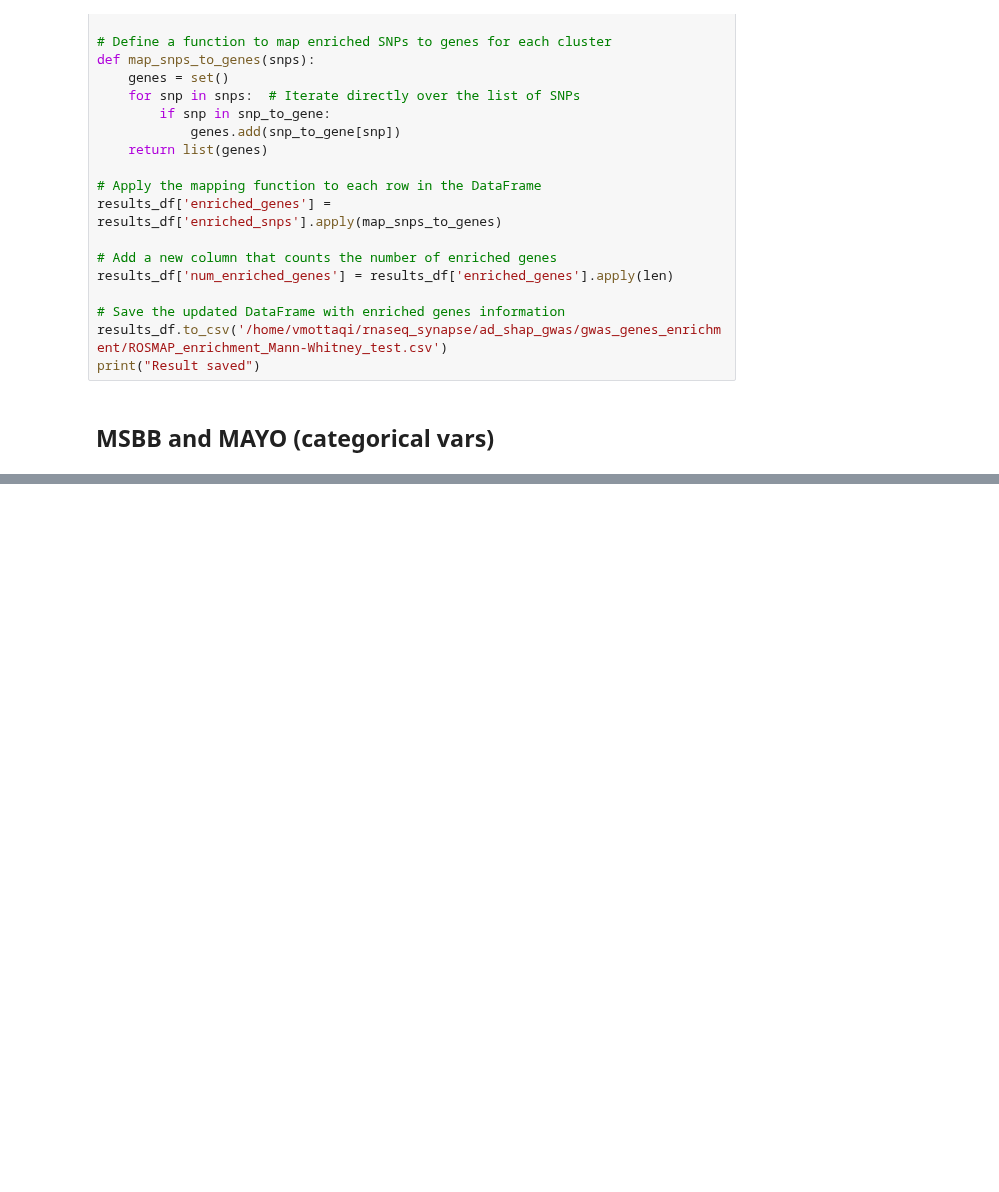
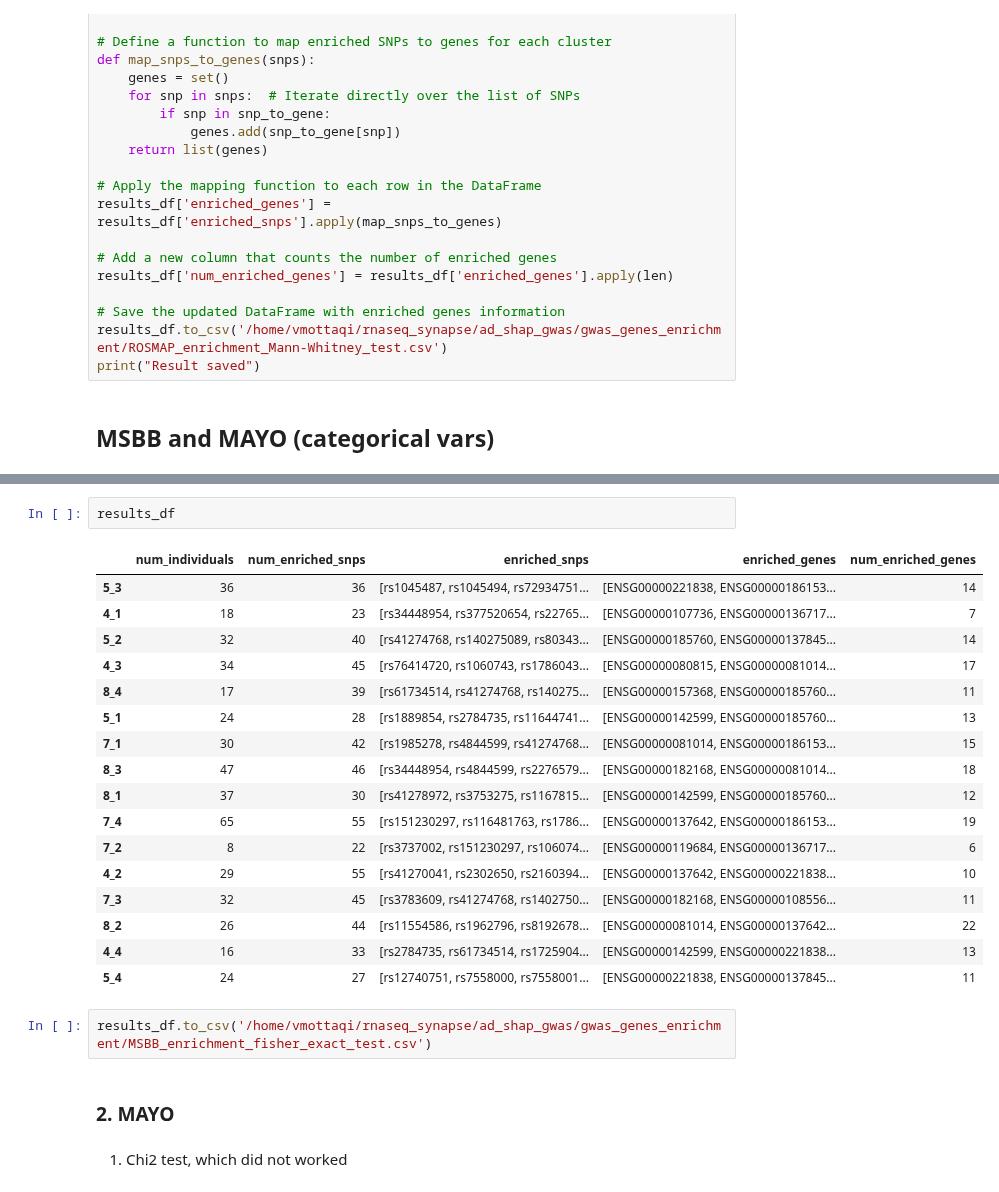
Before and after one commit to mmottaqii/AD-Biomarkers-MultiOmics, a Jupyter notebook: scripts/review_aug_26.ipynb, the cells around one changed output, grey strips where cells are left out. Cells and saved outputs as stored; diff of their text form; blank space fills up the shorter version.

```diff
--- a/scripts/review_aug_26.ipynb
+++ b/scripts/review_aug_26.ipynb
@@ -1711,0 +1767,26 @@ results_df
+# %%
+results_df
+# %% [output]
+|  | num_individuals | num_enriched_snps | enriched_snps | enriched_genes | num_enriched_genes |
+| 5_3 | 36 | 36 | [rs1045487, rs1045494, rs72934751... | [ENSG00000221838, ENSG00000186153... | 14 |
+| 4_1 | 18 | 23 | [rs34448954, rs377520654, rs22765... | [ENSG00000107736, ENSG00000136717... | 7 |
+| 5_2 | 32 | 40 | [rs41274768, rs140275089, rs80343... | [ENSG00000185760, ENSG00000137845... | 14 |
+| 4_3 | 34 | 45 | [rs76414720, rs1060743, rs1786043... | [ENSG00000080815, ENSG00000081014... | 17 |
+| 8_4 | 17 | 39 | [rs61734514, rs41274768, rs140275... | [ENSG00000157368, ENSG00000185760... | 11 |
+| 5_1 | 24 | 28 | [rs1889854, rs2784735, rs11644741... | [ENSG00000142599, ENSG00000185760... | 13 |
+| 7_1 | 30 | 42 | [rs1985278, rs4844599, rs41274768... | [ENSG00000081014, ENSG00000186153... | 15 |
+| 8_3 | 47 | 46 | [rs34448954, rs4844599, rs2276579... | [ENSG00000182168, ENSG00000081014... | 18 |
+| 8_1 | 37 | 30 | [rs41278972, rs3753275, rs1167815... | [ENSG00000142599, ENSG00000185760... | 12 |
+| 7_4 | 65 | 55 | [rs151230297, rs116481763, rs1786... | [ENSG00000137642, ENSG00000186153... | 19 |
+| 7_2 | 8 | 22 | [rs3737002, rs151230297, rs106074... | [ENSG00000119684, ENSG00000136717... | 6 |
+| 4_2 | 29 | 55 | [rs41270041, rs2302650, rs2160394... | [ENSG00000137642, ENSG00000221838... | 10 |
+| 7_3 | 32 | 45 | [rs3783609, rs41274768, rs1402750... | [ENSG00000182168, ENSG00000108556... | 11 |
+| 8_2 | 26 | 44 | [rs11554586, rs1962796, rs8192678... | [ENSG00000081014, ENSG00000137642... | 22 |
+| 4_4 | 16 | 33 | [rs2784735, rs61734514, rs1725904... | [ENSG00000142599, ENSG00000221838... | 13 |
+| 5_4 | 24 | 27 | [rs12740751, rs7558000, rs7558001... | [ENSG00000221838, ENSG00000137845... | 11 |
+# %%
+results_df.to_csv('/home/vmottaqi/rnaseq_synapse/ad_shap_gwas/gwas_genes_enrichment/MSBB_enrichment_fisher_exact_test.csv')
+# %% [markdown]
+### 2. MAYO
+# %% [markdown]
+1. Chi2 test, which did not worked
```
Also changed, not shown: parts of 19 cells of this notebook, 1 other file.
